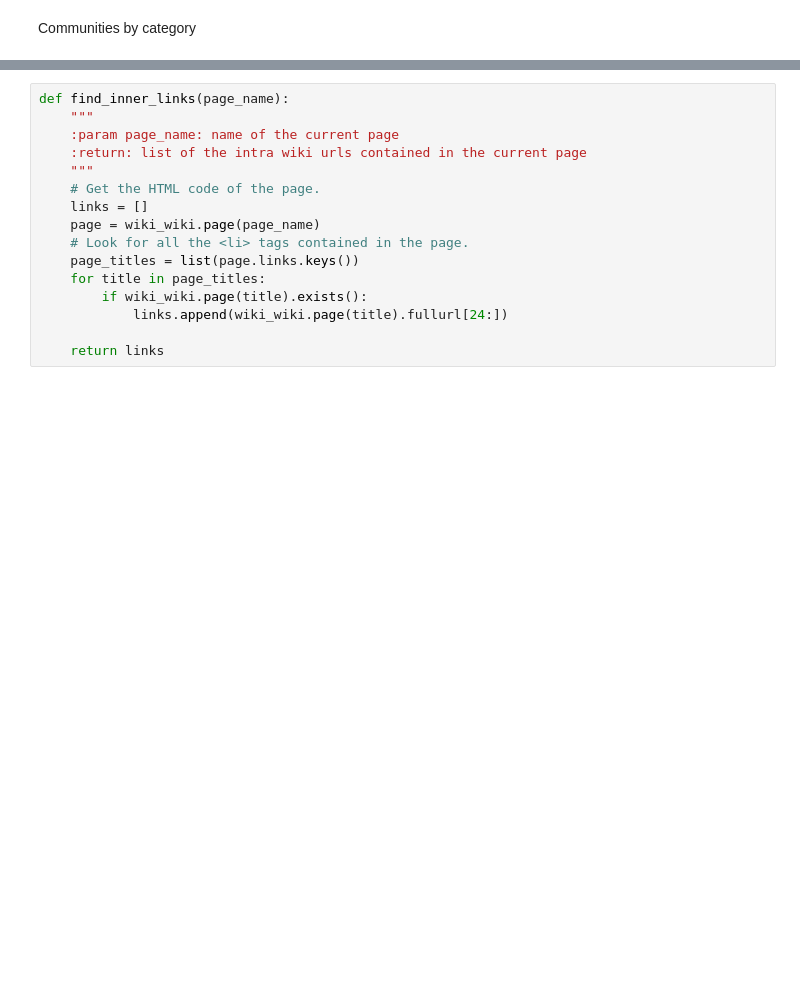
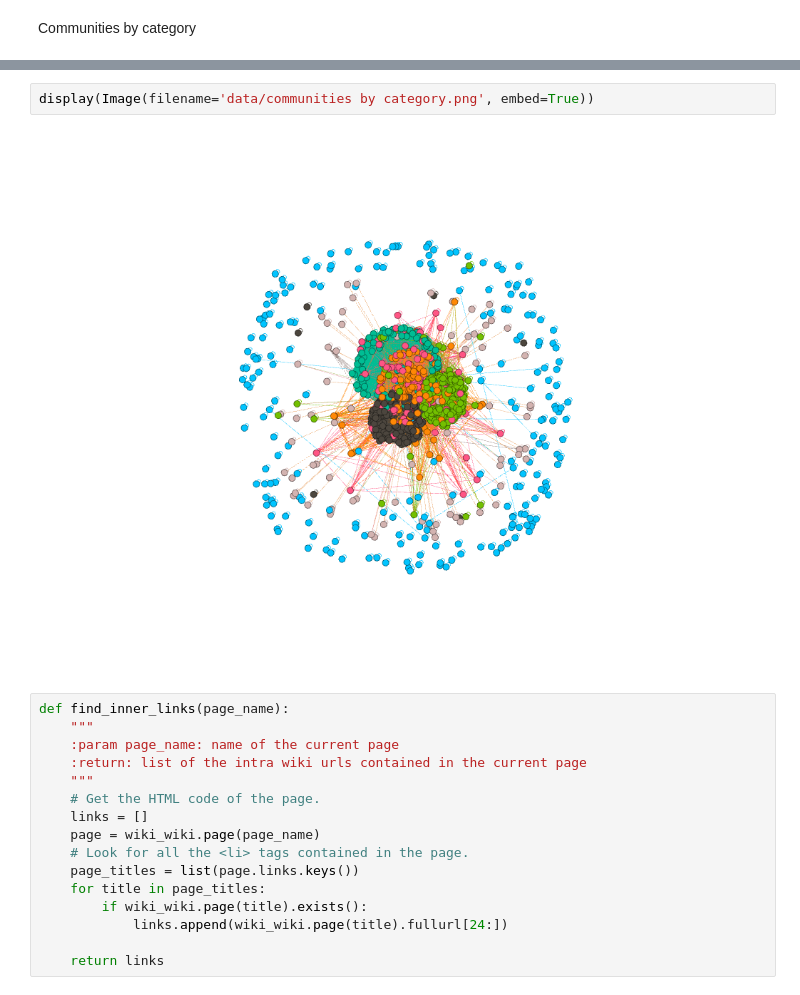
Before and after one commit to armand33/wikipedia_graph, a Jupyter notebook: ntds_project.ipynb, the cells around one changed output, grey strips where cells are left out. Cells and saved outputs as stored; diff of their text form; blank space fills up the shorter version.

```diff
--- a/ntds_project.ipynb
+++ b/ntds_project.ipynb
@@ -475,3 +459,7 @@ Communities by category
+# %%
+display(Image(filename='data/communities by category.png', embed=True))
+# %% [output]
+[figure, added]
 # %%
 def find_inner_links(page_name):
     """
```
Also changed, not shown: parts of 7 cells of this notebook.
